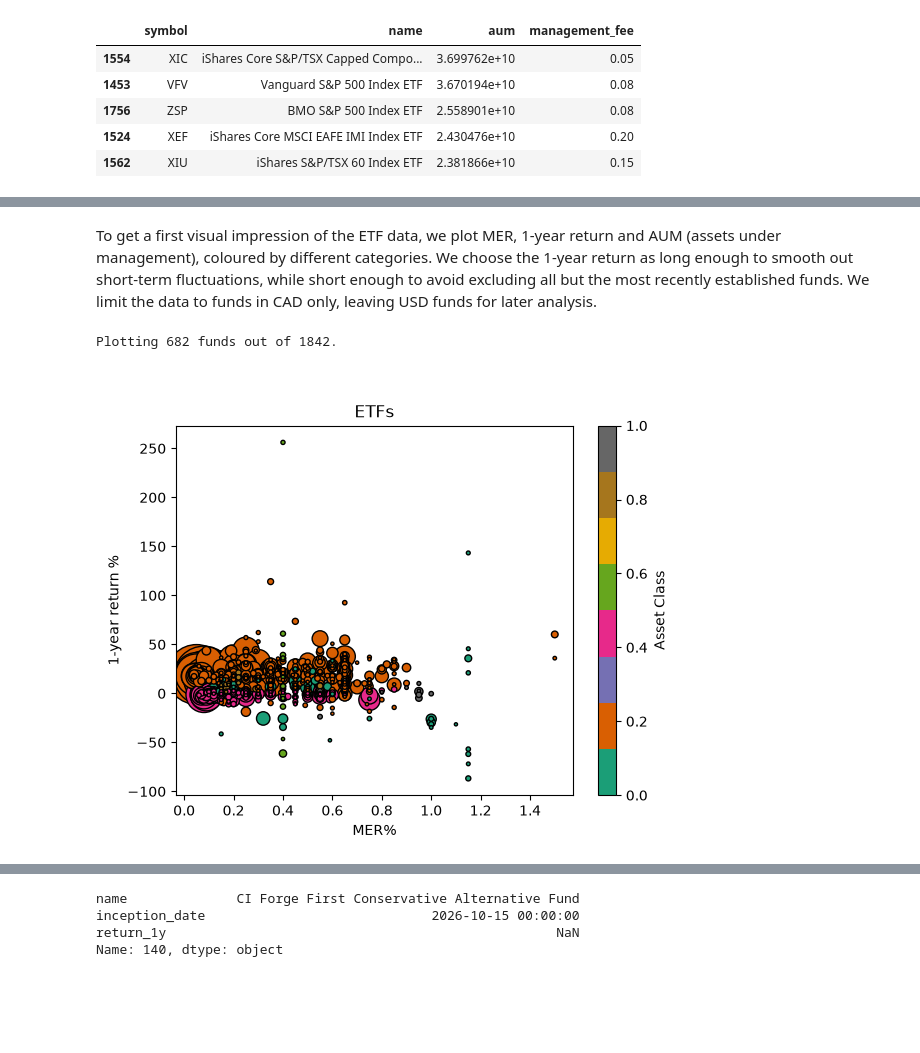
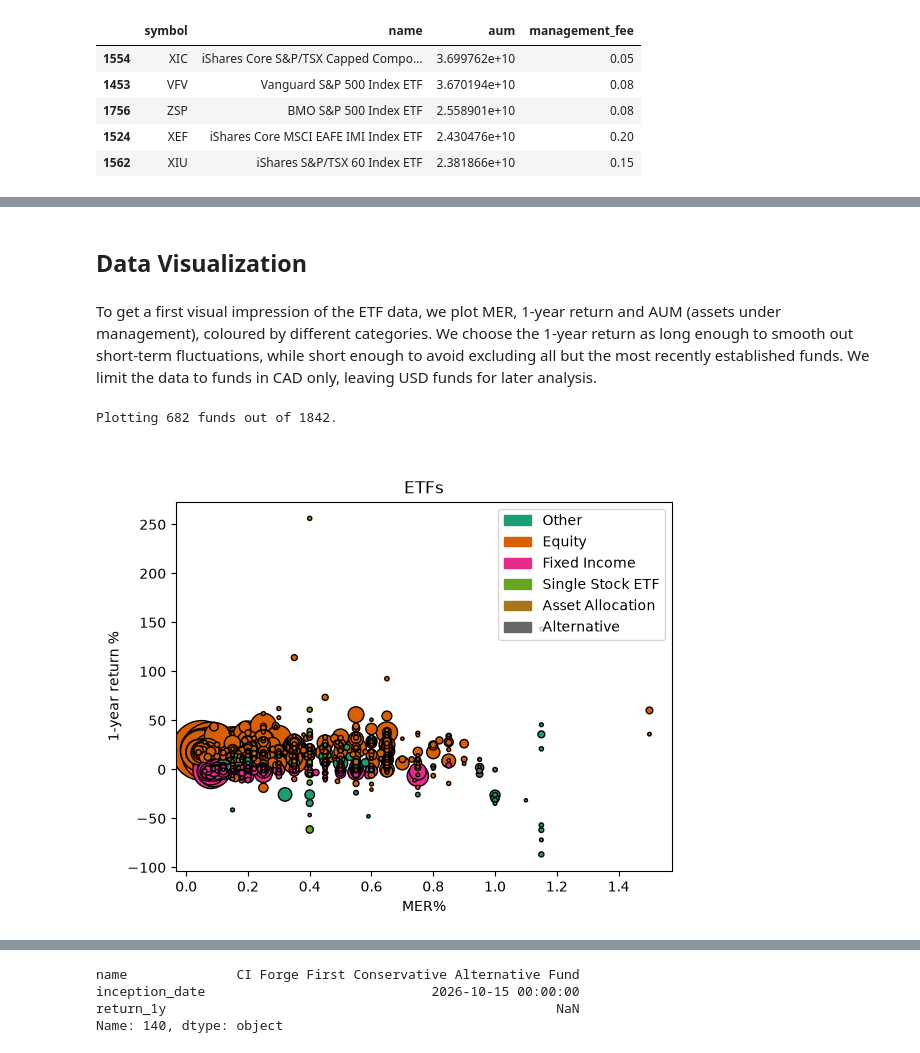
Before and after one commit to apetre/show-your-work, a Jupyter notebook: Choosing_an_ETF.ipynb, the cells around one changed output, grey strips where cells are left out. Saved outputs shown, nothing was run; the diff lists cells and outputs as text; code cells hidden in the pictures; blank space fills up the shorter version.

```diff
--- a/Choosing_an_ETF.ipynb
+++ b/Choosing_an_ETF.ipynb
@@ -219,12 +337,14 @@ We retrieve the results of `countries()`, `sectors()` and `holdings()` for each
+# %% [markdown]
+## Data Visualization
 # %% [markdown]
 To get a first visual impression of the ETF data, we plot MER, 1-year return and AUM (assets under management), coloured by different categories. We choose the 1-year return as long enough to smooth out short-term fluctuations, while short enough to avoid excluding all but the most recently established funds. We limit the data to funds in CAD only, leaving USD funds for later analysis.
 # %%
 # Suppress unnecessary output for graph cells
 InteractiveShell.ast_node_interactivity = "last_expr_or_assign"
 # %%
-# We leave zero for the remaining, not otherwise specified, values of asset_class
 len_asset_class = 5.0
 asset_class_colormap_values = {
+    'Other'              : 0.0,
     'Equity'             : 1/len_asset_class,
     'Fixed Income'       : 2/len_asset_class,
     'Single Stock ETF'   : 3/len_asset_class,
@@ -233,32 +353,40 @@ asset_class_colormap_values = {
 }
 
 # Filter the list of ETFs as desired for plotting.
 # Sort from high to low AUM to have small datacircles overlap larger ones.
 tmx_etfs_forplot = tmx_etfs.loc[
     (tmx_etfs['aum']>1e8)
     & (tmx_etfs['currency'].isin(['CAD']))
     ].sort_values(by=['aum'], ascending=False)
 print(f"Plotting {len(tmx_etfs_forplot)} funds out of {len(tmx_etfs)}.\n")
 
 plt.close('all')
 fig, axes = plt.subplots()
 artist = axes.scatter(tmx_etfs_forplot['management_fee'], tmx_etfs_forplot['return_1y']*100,
                       c=tmx_etfs_forplot['asset_class'].map(lambda c : asset_class_colormap_values.get(c, 0)), cmap='Dark2', vmin=0, vmax=1,
                       s=tmx_etfs_forplot['aum']/(2*10**7),
                       edgecolors='black')
-fig.colorbar(artist, ax=axes, label='Asset Class')
+#fig.colorbar(artist, ax=axes, label='Asset Class')
 #axes.set_yscale('log')
 axes.set_xlabel('MER%')
 #axes.set_xlim(0,(MER_limit*100)*1.1)
 axes.set_ylabel('1-year return %')
 axes.set_title('ETFs')
+
+# Make legend
+legend_handles = []
+for i, (asset_class, cmap_value) in enumerate(asset_class_colormap_values.items()):
+    color = plt.get_cmap('Dark2')(cmap_value)
+    patch = mpatches.Patch(color=color, label=asset_class)
+    legend_handles.append(patch)
+axes.legend(handles=legend_handles, loc='upper right')
 
 # We use the mplcursors module to enable "tooltip" pop-ups when the cursor hovers over a datapoint.
 cursor = mplcursors.cursor(axes, hover=True, highlight=True, multiple=False).connect("add", lambda sel: sel.annotation.set_text("\n".join([
     f"{tmx_etfs_forplot.iloc[sel.index,tmx_etfs_forplot.columns.get_loc("symbol")]} {tmx_etfs_forplot.iloc[sel.index,tmx_etfs_forplot.columns.get_loc("name")]}",
     f"AUM: B${tmx_etfs_forplot.iloc[sel.index,tmx_etfs_forplot.columns.get_loc("aum")]/10**9:.1f}"])))
 
 plt.show()
 # %% [output]
 Plotting 682 funds out of 1842.
-[figure, old version]
+[figure, new version]
```
Also changed, not shown: parts of 16 cells of this notebook.
